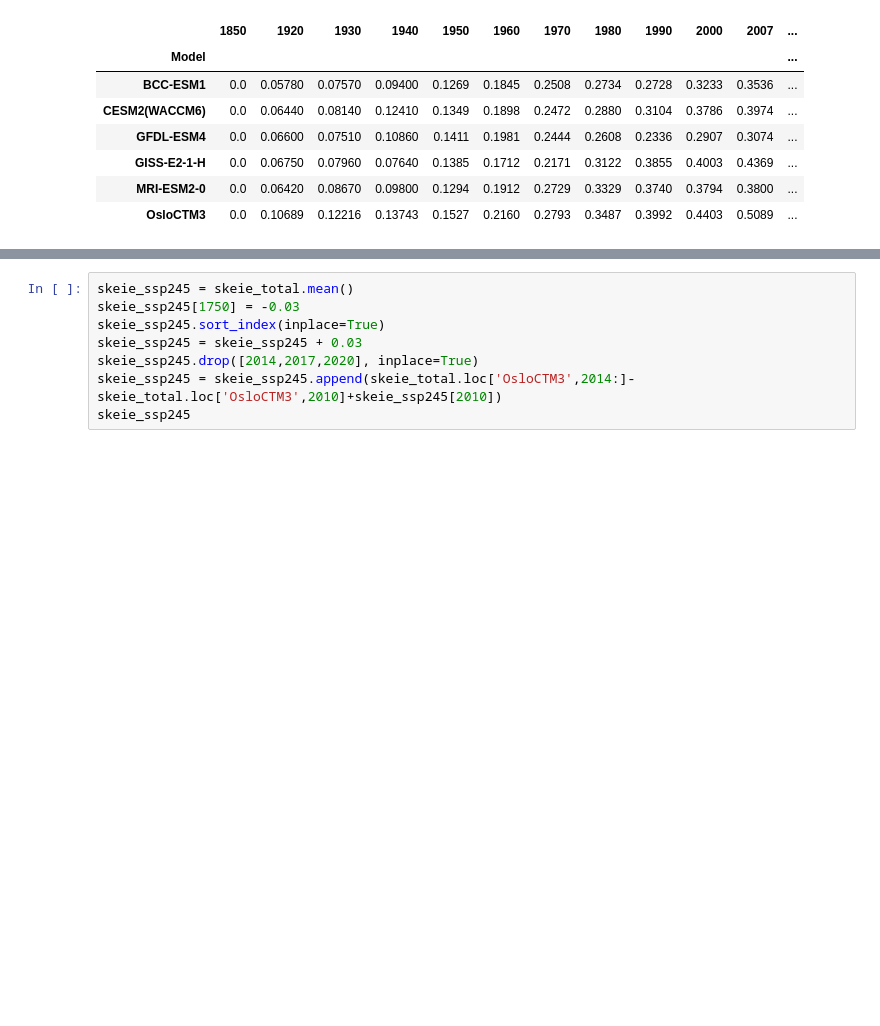
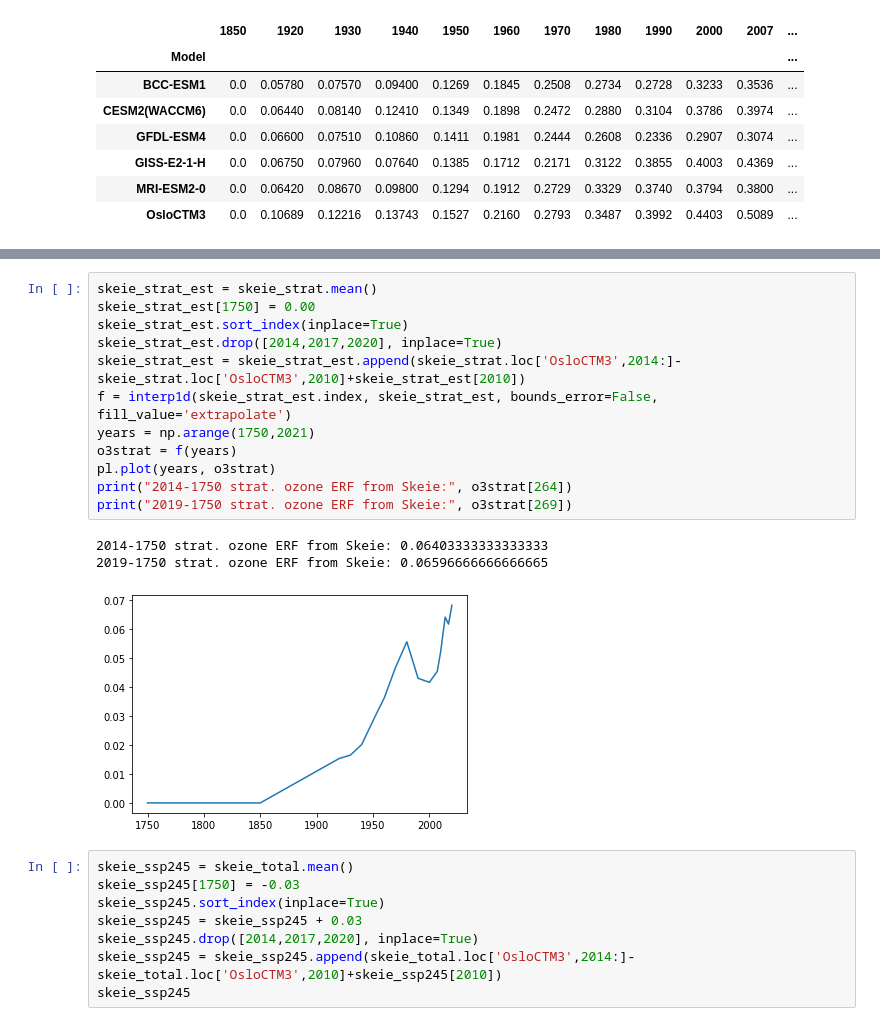
Before and after one commit to chrisroadmap/ar6, a Jupyter notebook: notebooks/070_chapter7_ozone_emissions_to_forcing.ipynb, the cells around one changed output, grey strips where cells are left out. Cells and saved outputs as stored; diff of their text form; blank space fills up the shorter version.

```diff
--- a/notebooks/070_chapter7_ozone_emissions_to_forcing.ipynb
+++ b/notebooks/070_chapter7_ozone_emissions_to_forcing.ipynb
@@ -79,3 +97,19 @@ skeie_total
+# %%
+skeie_strat_est = skeie_strat.mean()
+skeie_strat_est[1750] = 0.00
+skeie_strat_est.sort_index(inplace=True)
+skeie_strat_est.drop([2014,2017,2020], inplace=True)
+skeie_strat_est = skeie_strat_est.append(skeie_strat.loc['OsloCTM3',2014:]-skeie_strat.loc['OsloCTM3',2010]+skeie_strat_est[2010])
+f = interp1d(skeie_strat_est.index, skeie_strat_est, bounds_error=False, fill_value='extrapolate')
+years = np.arange(1750,2021)
+o3strat = f(years)
+pl.plot(years, o3strat)
+print("2014-1750 strat. ozone ERF from Skeie:", o3strat[264])
+print("2019-1750 strat. ozone ERF from Skeie:", o3strat[269])
+# %% [output]
+2014-1750 strat. ozone ERF from Skeie: 0.06403333333333333
+2019-1750 strat. ozone ERF from Skeie: 0.06596666666666665
+[figure, added]
 # %%
 skeie_ssp245 = skeie_total.mean()
 skeie_ssp245[1750] = -0.03
```
Also changed, not shown: parts of 24 cells of this notebook, 1 other file.
